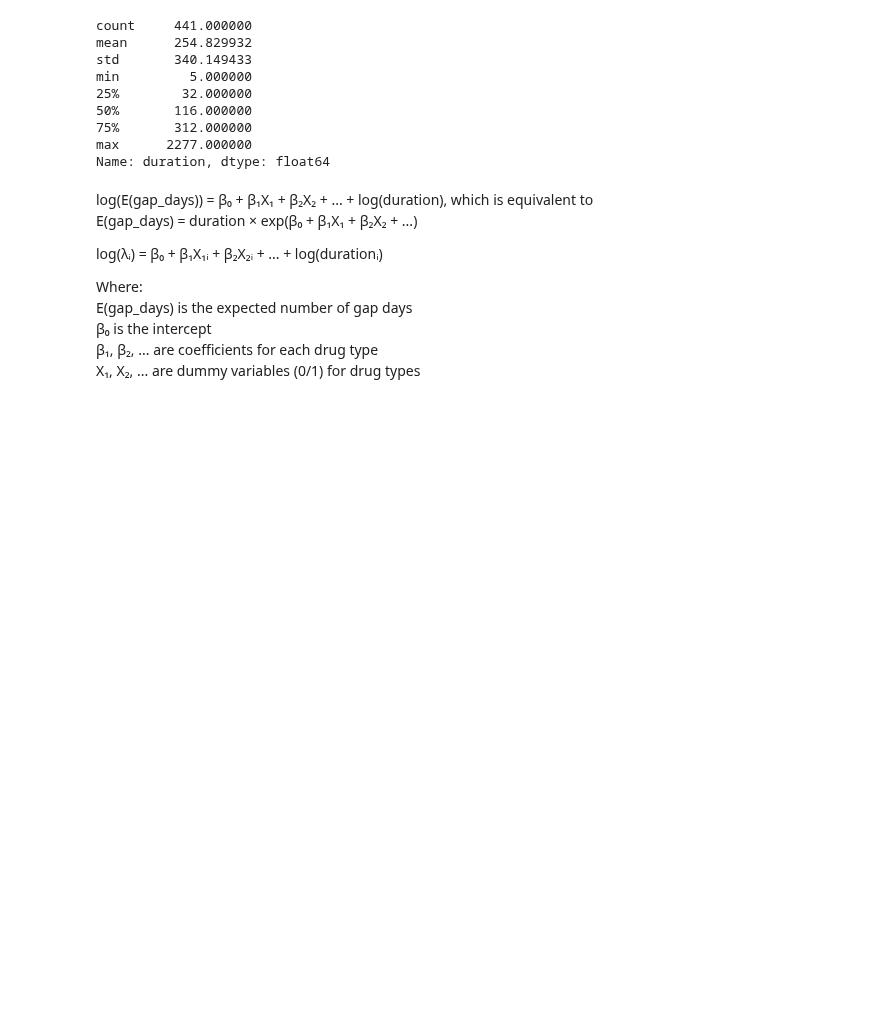
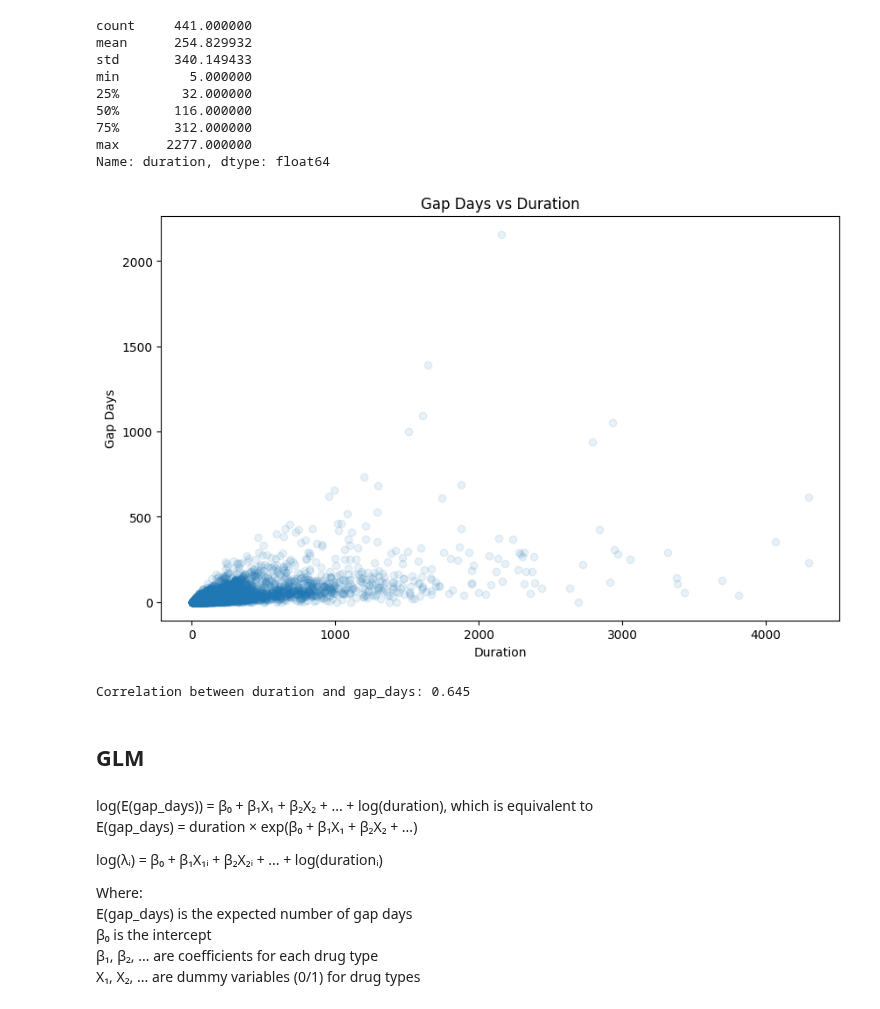
Before and after one commit to spicadust/Project_PerMed, a Jupyter notebook: notebooks/pattern/glm.ipynb, the cells around one changed output. Saved outputs shown, nothing was run; the diff lists cells and outputs as text; code cells hidden in the pictures; blank space fills up the shorter version.

```diff
--- a/notebooks/pattern/glm.ipynb
+++ b/notebooks/pattern/glm.ipynb
@@ -59,6 +63,23 @@ min         5.000000
 75%       312.000000
 max      2277.000000
 Name: duration, dtype: float64
+# %%
+plt.figure(figsize=(10, 6))
+plt.scatter(df["duration"], df["gap_days"], alpha=0.1)
+plt.xlabel("Duration")
+plt.ylabel("Gap Days")
+plt.title("Gap Days vs Duration")
+plt.show()
+
+# Print correlation
+print(
+    f"Correlation between duration and gap_days: {df['duration'].corr(df['gap_days']):.3f}"
+)
+# %% [output]
+[figure, added]
+Correlation between duration and gap_days: 0.645
+# %% [markdown]
+## GLM
 # %% [markdown]
 log(E(gap_days)) = β₀ + β₁X₁ + β₂X₂ + ... + log(duration), which is equivalent to \
 E(gap_days) = duration × exp(β₀ + β₁X₁ + β₂X₂ + ...)
```
Also changed, not shown: parts of 21 cells of this notebook.
